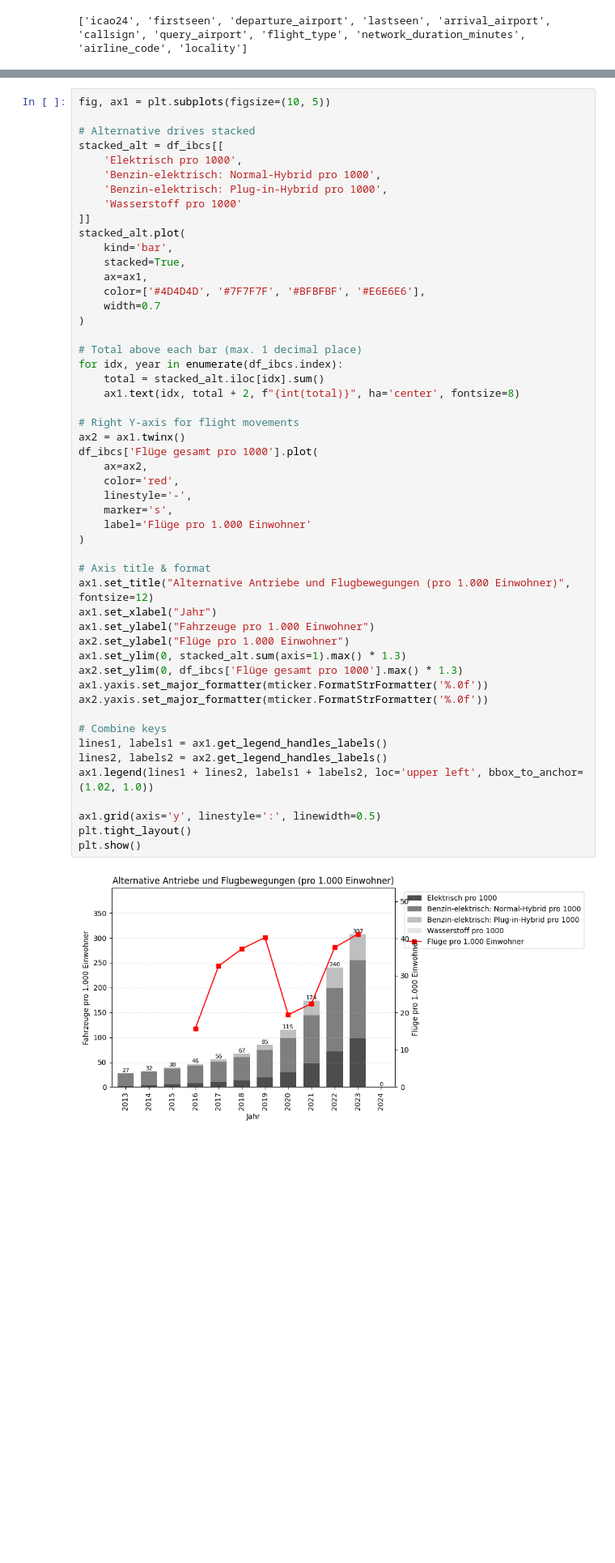
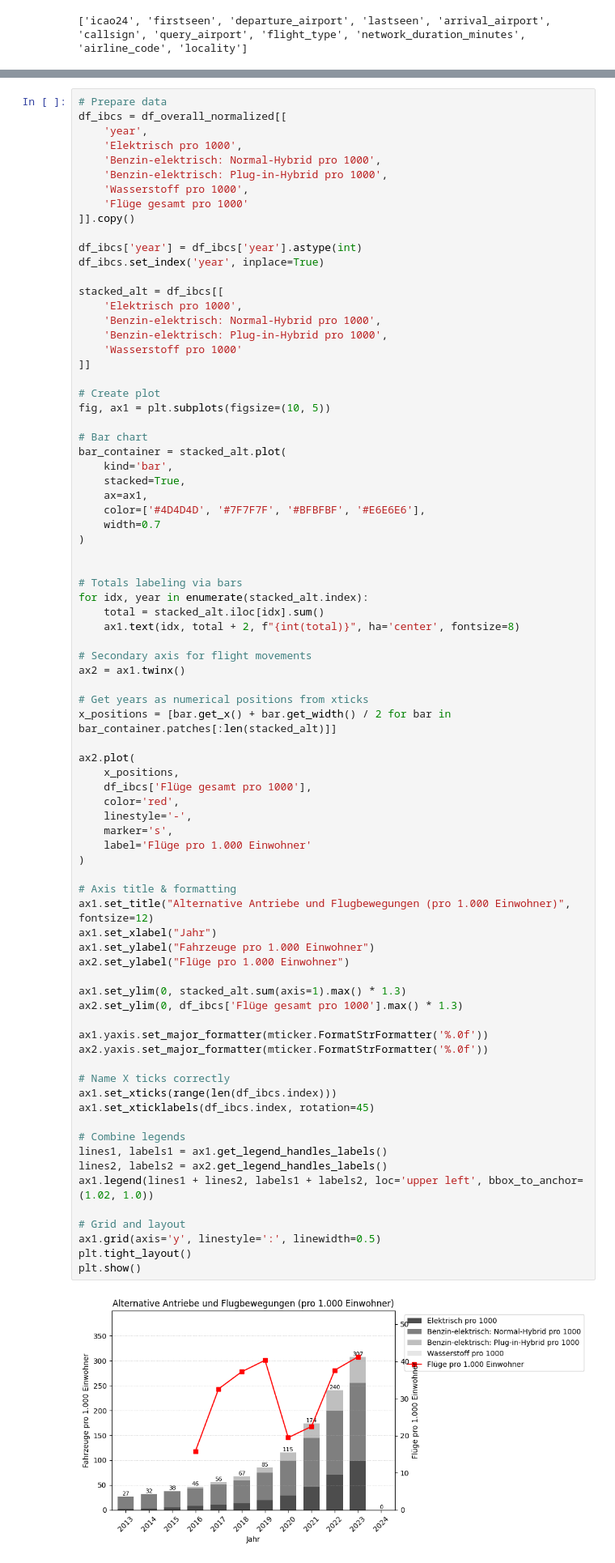
Before and after one commit to matwirabc/binaproject, a Jupyter notebook: bina_aggregate.ipynb, the cells around one changed output, grey strips where cells are left out. Shown at 81% size. Saved outputs shown, nothing was run; the diff lists cells and outputs as text; blank space fills up the shorter version.

```diff
--- a/bina_aggregate.ipynb
+++ b/bina_aggregate.ipynb
@@ -428,14 +418,29 @@ Zur besseren Lesbarkeit wurden jeweils nur die Minimal- und Maximalwerte in der
 # %%
-fig, ax1 = plt.subplots(figsize=(10, 5))
+# Prepare data
+df_ibcs = df_overall_normalized[[
+    'year',
+    'Elektrisch pro 1000',
+    'Benzin-elektrisch: Normal-Hybrid pro 1000',
+    'Benzin-elektrisch: Plug-in-Hybrid pro 1000',
+    'Wasserstoff pro 1000',
+    'Flüge gesamt pro 1000'
+]].copy()
 
-# Alternative drives stacked
+df_ibcs['year'] = df_ibcs['year'].astype(int)
+df_ibcs.set_index('year', inplace=True)
+
 stacked_alt = df_ibcs[[
     'Elektrisch pro 1000',
     'Benzin-elektrisch: Normal-Hybrid pro 1000',
     'Benzin-elektrisch: Plug-in-Hybrid pro 1000',
     'Wasserstoff pro 1000'
 ]]
-stacked_alt.plot(
+
+# Create plot
+fig, ax1 = plt.subplots(figsize=(10, 5))
+
+# Bar chart
+bar_container = stacked_alt.plot(
     kind='bar',
     stacked=True,
     ax=ax1,
@@ -443,39 +448,52 @@ stacked_alt.plot(
     width=0.7
 )
 
-# Total above each bar (max. 1 decimal place)
-for idx, year in enumerate(df_ibcs.index):
+
+# Totals labeling via bars
+for idx, year in enumerate(stacked_alt.index):
     total = stacked_alt.iloc[idx].sum()
     ax1.text(idx, total + 2, f"{int(total)}", ha='center', fontsize=8)
 
-# Right Y-axis for flight movements
+# Secondary axis for flight movements
 ax2 = ax1.twinx()
-df_ibcs['Flüge gesamt pro 1000'].plot(
-    ax=ax2,
+
+# Get years as numerical positions from xticks
+x_positions = [bar.get_x() + bar.get_width() / 2 for bar in bar_container.patches[:len(stacked_alt)]]
+
+ax2.plot(
+    x_positions,
+    df_ibcs['Flüge gesamt pro 1000'],
     color='red',
     linestyle='-',
     marker='s',
     label='Flüge pro 1.000 Einwohner'
 )
 
-# Axis title & format
+# Axis title & formatting
 ax1.set_title("Alternative Antriebe und Flugbewegungen (pro 1.000 Einwohner)", fontsize=12)
 ax1.set_xlabel("Jahr")
 ax1.set_ylabel("Fahrzeuge pro 1.000 Einwohner")
 ax2.set_ylabel("Flüge pro 1.000 Einwohner")
+
 ax1.set_ylim(0, stacked_alt.sum(axis=1).max() * 1.3)
 ax2.set_ylim(0, df_ibcs['Flüge gesamt pro 1000'].max() * 1.3)
+
 ax1.yaxis.set_major_formatter(mticker.FormatStrFormatter('%.0f'))
 ax2.yaxis.set_major_formatter(mticker.FormatStrFormatter('%.0f'))
 
-# Combine keys
+# Name X ticks correctly
+ax1.set_xticks(range(len(df_ibcs.index)))
+ax1.set_xticklabels(df_ibcs.index, rotation=45)
+
+# Combine legends
 lines1, labels1 = ax1.get_legend_handles_labels()
 lines2, labels2 = ax2.get_legend_handles_labels()
 ax1.legend(lines1 + lines2, labels1 + labels2, loc='upper left', bbox_to_anchor=(1.02, 1.0))
 
+# Grid and layout
 ax1.grid(axis='y', linestyle=':', linewidth=0.5)
 plt.tight_layout()
 plt.show()
 # %% [output]
-[figure, old version]
+[figure, new version]
 # %%
```
Also changed, not shown: parts of 19 cells of this notebook.
